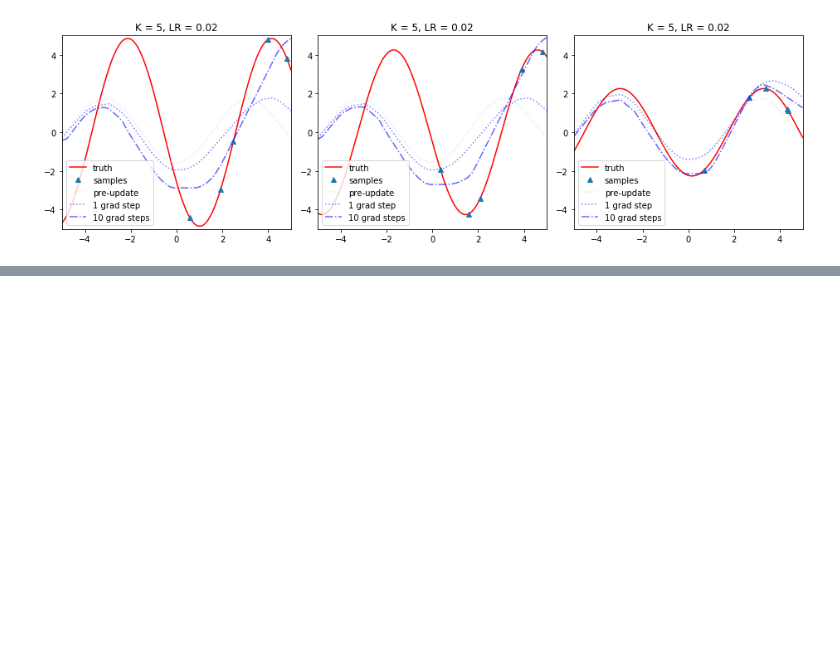
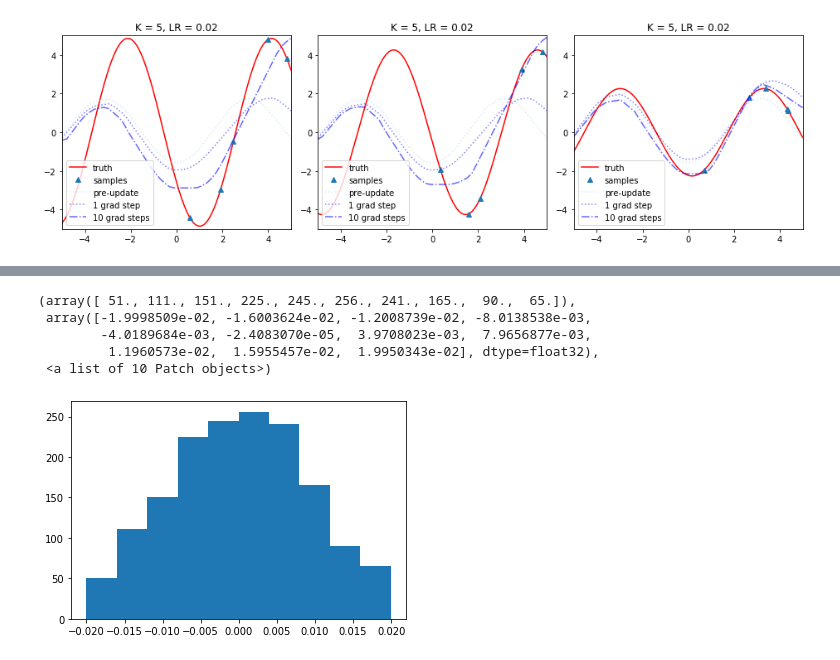
Before and after one commit to tpgillam/meta_learning, a Jupyter notebook: sinusoid.ipynb, the cells around one changed output, grey strips where cells are left out. Saved outputs shown, nothing was run; the diff lists cells and outputs as text; code cells hidden in the pictures; blank space fills up the shorter version.

```diff
--- a/sinusoid.ipynb
+++ b/sinusoid.ipynb
@@ -343,0 +465,9 @@ for _ in axes_iter(range(3)):
+# %%
+pyplot.hist(module_maml.layer_1.weight.data.cpu().numpy().ravel())
+# %% [output]
+(array([ 51., 111., 151., 225., 245., 256., 241., 165.,  90.,  65.]),
+ array([-1.9998509e-02, -1.6003624e-02, -1.2008739e-02, -8.0138538e-03,
+        -4.0189684e-03, -2.4083070e-05,  3.9708023e-03,  7.9656877e-03,
+         1.1960573e-02,  1.5955457e-02,  1.9950343e-02], dtype=float32),
+ <a list of 10 Patch objects>)
+[figure, added]
```
Also changed, not shown: parts of 19 cells of this notebook.
